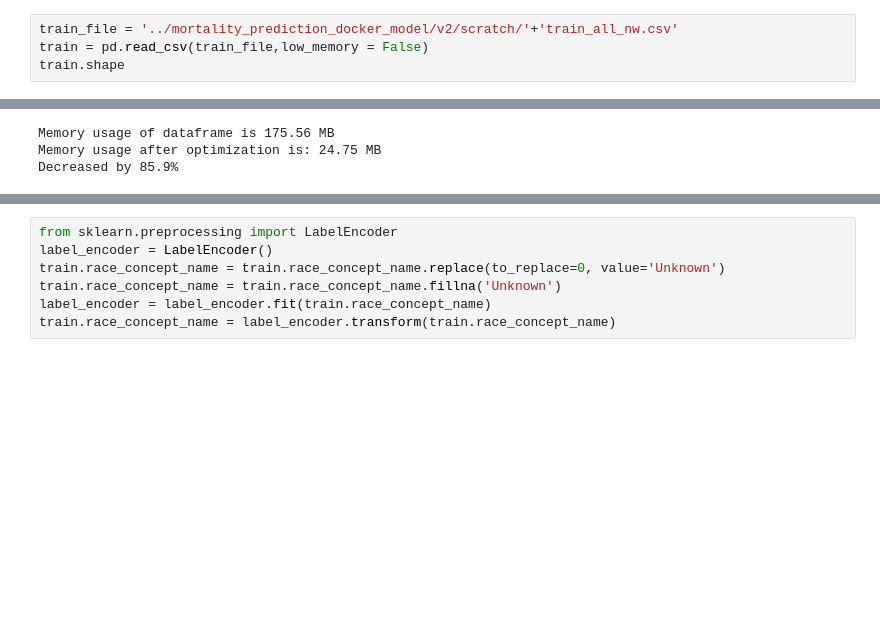
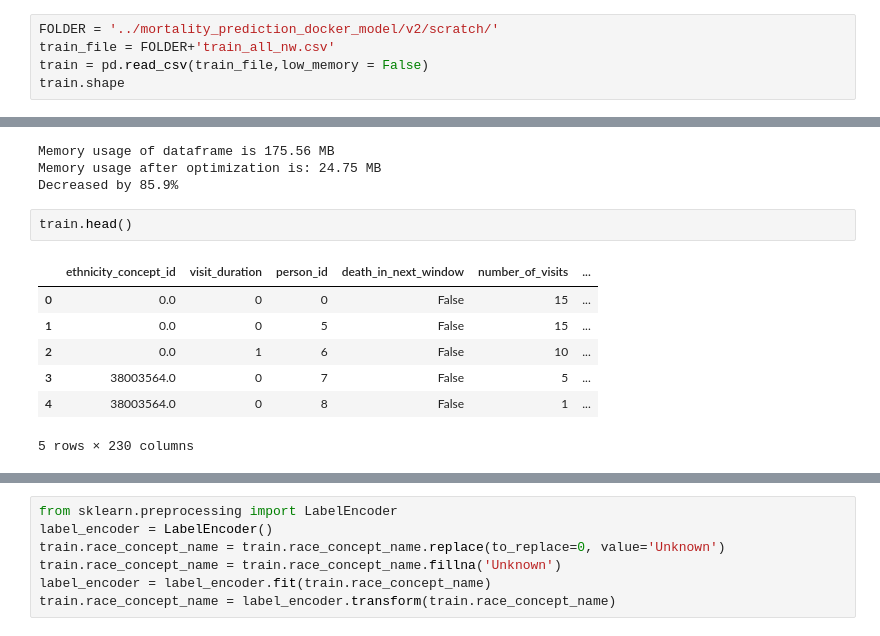
Before and after one commit to romirmoza/omop-cdm-postgresql, a Jupyter notebook: XGB_model_4.ipynb, the cells around one changed output, grey strips where cells are left out. Cells and saved outputs as stored; diff of their text form; blank space fills up the shorter version.

```diff
--- a/XGB_model_4.ipynb
+++ b/XGB_model_4.ipynb
@@ -32,7 +32,8 @@ sklearn: 0.22.1
 # %% [markdown]
 ## Data Prep
 # %%
-train_file = '../mortality_prediction_docker_model/v2/scratch/'+'train_all_nw.csv'
+FOLDER = '../mortality_prediction_docker_model/v2/scratch/'
+train_file = FOLDER+'train_all_nw.csv'
 train = pd.read_csv(train_file,low_memory = False)
 train.shape
 # %% [output]
@@ -113,3 +118,13 @@ train = reduce_mem_usage(train)
 Memory usage of dataframe is 175.56 MB
 Memory usage after optimization is: 24.75 MB
 Decreased by 85.9%
+# %%
+train.head()
+# %% [output]
+|  | ethnicity_concept_id | visit_duration | person_id | death_in_next_window | number_of_visits | ... |
+| 0 | 0.0 | 0 | 0 | False | 15 | ... |
+| 1 | 0.0 | 0 | 5 | False | 15 | ... |
+| 2 | 0.0 | 1 | 6 | False | 10 | ... |
+| 3 | 38003564.0 | 0 | 7 | False | 5 | ... |
+| 4 | 38003564.0 | 0 | 8 | False | 1 | ... |
+5 rows × 230 columns
```
Also changed, not shown: parts of 17 cells of this notebook, 1 other file.
